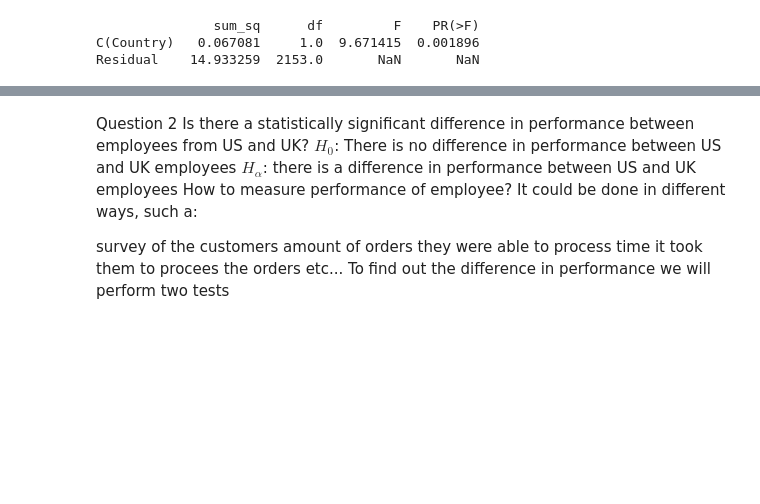
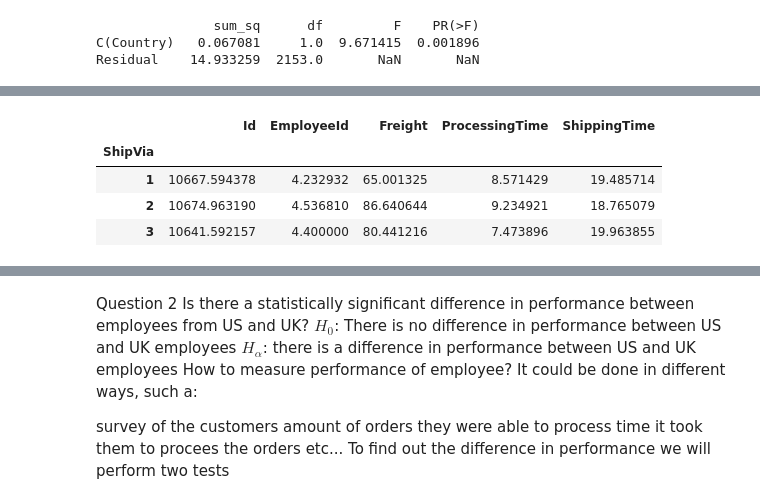
Before and after one commit to MissAle17/dsc-2-final-project-online-ds-sp-000, a Jupyter notebook: Mod2_Project_v2.ipynb, the cells around one changed output, grey strips where cells are left out. Saved outputs shown, nothing was run; the diff lists cells and outputs as text; code cells hidden in the pictures; blank space fills up the shorter version.

```diff
--- a/Mod2_Project_v2.ipynb
+++ b/Mod2_Project_v2.ipynb
@@ -556,0 +584,9 @@ Employees from USA tend to give smaller discount to their clients
+# %%
+#reviwing our data frame
+Order_df.groupby('ShipVia').mean()
+# %% [output]
+|  | Id | EmployeeId | Freight | ProcessingTime | ShippingTime |
+| ShipVia |  |  |  |  |  |
+| 1 | 10667.594378 | 4.232932 | 65.001325 | 8.571429 | 19.485714 |
+| 2 | 10674.963190 | 4.536810 | 86.640644 | 9.234921 | 18.765079 |
+| 3 | 10641.592157 | 4.400000 | 80.441216 | 7.473896 | 19.963855 |
```
Also changed, not shown: parts of 19 cells of this notebook.
